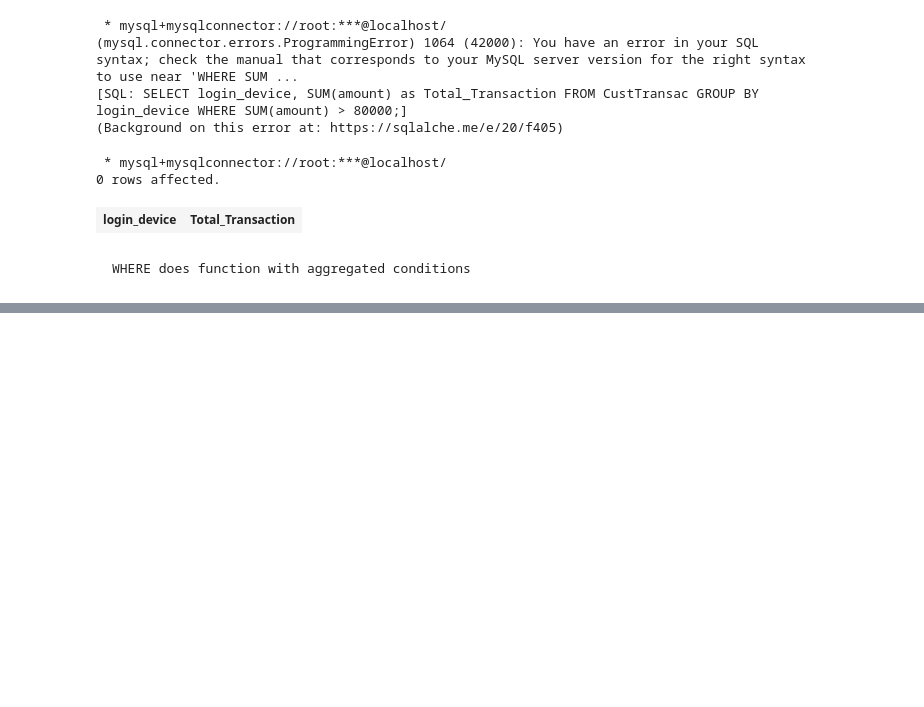
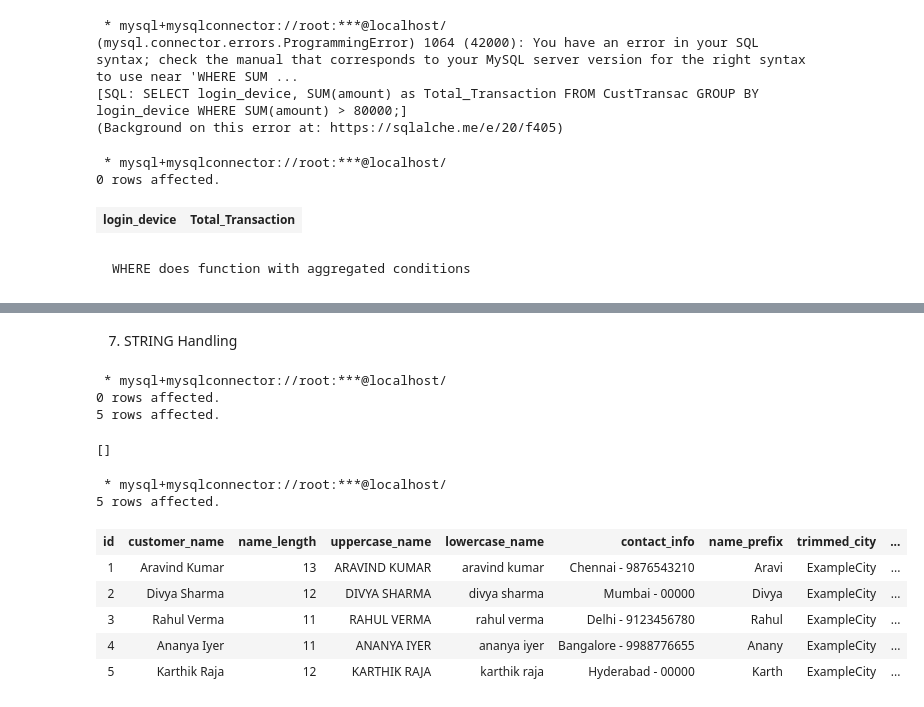
Before and after one commit to LShreeChaithanya/Solid_fundamentals_SQL, a Jupyter notebook: sql_learning.ipynb, the cells around one changed output, grey strips where cells are left out. Saved outputs shown, nothing was run; the diff lists cells and outputs as text; code cells hidden in the pictures; blank space fills up the shorter version.

```diff
--- a/sql_learning.ipynb
+++ b/sql_learning.ipynb
@@ -1495,0 +1843,78 @@ SELECT login_device, SUM(amount) as Total_Transaction FROM CustTransac WHERE amo
+# %% [markdown]
+7) STRING Handling
+# %%
+%%sql
+-- Create the table
+CREATE TABLE CustomerDetails (
+    id INT PRIMARY KEY AUTO_INCREMENT,
+    customer_name VARCHAR(100),
+    city VARCHAR(100),
+    phone_number VARCHAR(20)
+);
+
+-- Insert 5 sample records
+INSERT INTO CustomerDetails (customer_name, city, phone_number) VALUES
+('Aravind Kumar', 'Chennai', '9876543210'),
+('Divya Sharma', 'Mumbai', NULL),
+('Rahul Verma', 'Delhi', '9123456780'),
+('Ananya Iyer', 'Bangalore', '9988776655'),
+('Karthik Raja', 'Hyderabad', NULL);
+# %% [output]
+ * mysql+mysqlconnector://root:***@localhost/
+0 rows affected.
+5 rows affected.
+[]
+# %%
+%%sql
+
+
+SELECT
+    id,
+    customer_name,
+    -- Extract the length of the customer name
+    LENGTH(customer_name) AS name_length,
+
+    -- Convert customer name to uppercase and lowercase
+    UPPER(customer_name) AS uppercase_name,
+    LOWER(customer_name) AS lowercase_name,
+
+    -- Concatenate city and phone number with formatting
+    CONCAT(city, ' - ', COALESCE(phone_number, '00000')) AS contact_info,
+
+    -- Extract a substring from the customer name
+    SUBSTRING(customer_name, 1, 5) AS name_prefix,
+
+    -- Trim whitespace from a sample city string
+    TRIM('   ExampleCity   ') AS trimmed_city,
+
+    -- Pad customer name on the left and right
+    LPAD(customer_name, 15, '*') AS left_padded_name,
+    RPAD(customer_name, 15, '-') AS right_padded_name,
+
+    -- Replace spaces in customer name with underscores
+    REPLACE(customer_name, ' ', '_') AS updated_name,
+
+    -- Find the position of the letter 'a' in customer name
+    INSTR(customer_name, 'a') AS position_of_a,
+
+    -- Extract the first 5 and last 5 characters from the customer name
+    LEFT(customer_name, 5) AS first_5_chars,
+    RIGHT(customer_name, 5) AS last_5_chars,
+
+    -- Reverse the customer name
+    REVERSE(customer_name) AS reversed_name,
+
+    -- Format a sample number
+    FORMAT(9876543210, 2) AS formatted_number
+
+FROM
+    CustomerDetails;
+# %% [output]
+ * mysql+mysqlconnector://root:***@localhost/
+5 rows affected.
+| id | customer_name | name_length | uppercase_name | lowercase_name | contact_info | name_prefix | trimmed_city | ... |
+| 1 | Aravind Kumar | 13 | ARAVIND KUMAR | aravind kumar | Chennai - 9876543210 | Aravi | ExampleCity | ... |
+| 2 | Divya Sharma | 12 | DIVYA SHARMA | divya sharma | Mumbai - 00000 | Divya | ExampleCity | ... |
+| 3 | Rahul Verma | 11 | RAHUL VERMA | rahul verma | Delhi - 9123456780 | Rahul | ExampleCity | ... |
+| 4 | Ananya Iyer | 11 | ANANYA IYER | ananya iyer | Bangalore - 9988776655 | Anany | ExampleCity | ... |
+| 5 | Karthik Raja | 12 | KARTHIK RAJA | karthik raja | Hyderabad - 00000 | Karth | ExampleCity | ... |
```
Also changed, not shown: parts of 68 cells of this notebook.
